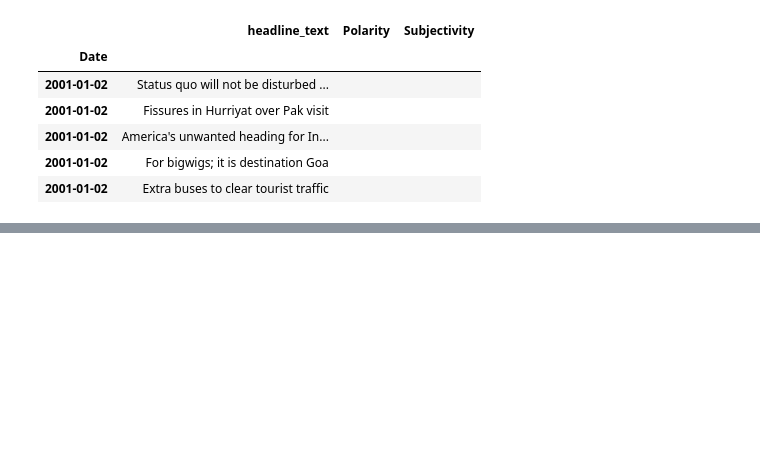
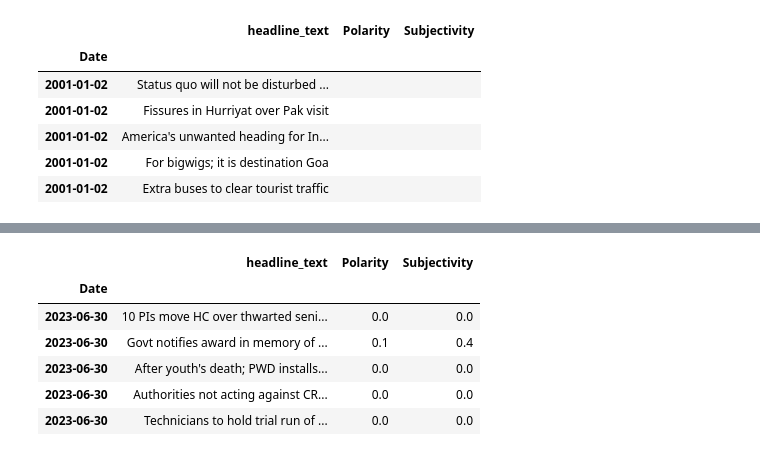
Before and after one commit to hossaintaufiq/StockPricePrediction, a Jupyter notebook: Stock_Price_Prediction.ipynb, the cells around one changed output, grey strips where cells are left out. Saved outputs shown, nothing was run; the diff lists cells and outputs as text; code cells hidden in the pictures; blank space fills up the shorter version.

Commit message:
merged the data , news and stock market . now they combine as one datasets

```diff
--- a/Stock_Price_Prediction.ipynb
+++ b/Stock_Price_Prediction.ipynb
@@ -406,0 +417,12 @@ news_2023['Subjectivity'] = news_2023['headline_text'].apply(sentiment).apply(la
+# %%
+news_merged= pd.concat([news_2001, news_2002, news_2003, news_2004, news_2005, news_2006, news_2007, news_2008, news_2009, news_2010, news_2011, news_2012, news_2013, news_2014, news_2015, news_2016, news_2017, news_2018, news_2019, news_2020, news_2021, news_2022, news_2023])
+# %%
+news_merged.tail()
+# %% [output]
+|  | headline_text | Polarity | Subjectivity |
+| Date |  |  |  |
+| 2023-06-30 | 10 PIs move HC over thwarted seni... | 0.0 | 0.0 |
+| 2023-06-30 | Govt notifies award in memory of ... | 0.1 | 0.4 |
+| 2023-06-30 | After youth's death; PWD installs... | 0.0 | 0.0 |
+| 2023-06-30 | Authorities not acting against CR... | 0.0 | 0.0 |
+| 2023-06-30 | Technicians to hold trial run of ... | 0.0 | 0.0 |
```
Also changed, not shown: parts of 7 cells of this notebook, 1 other file.
